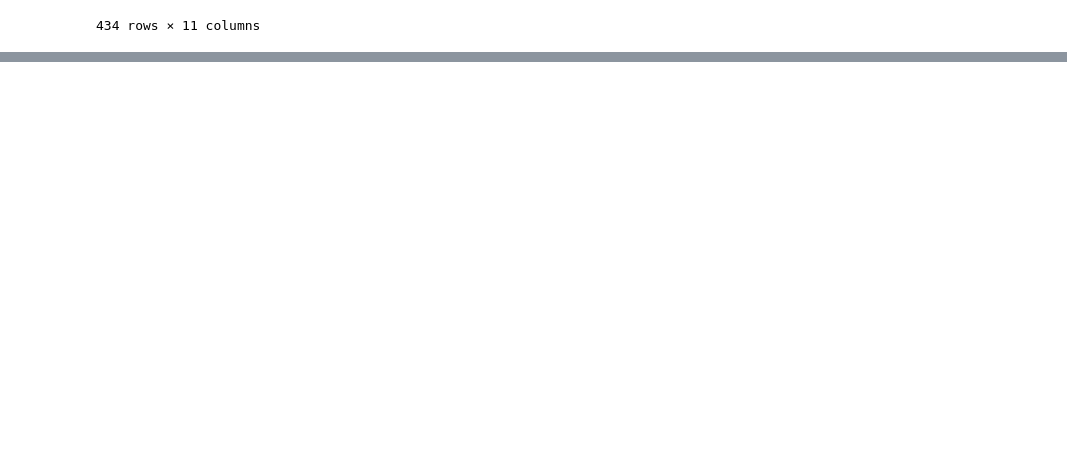
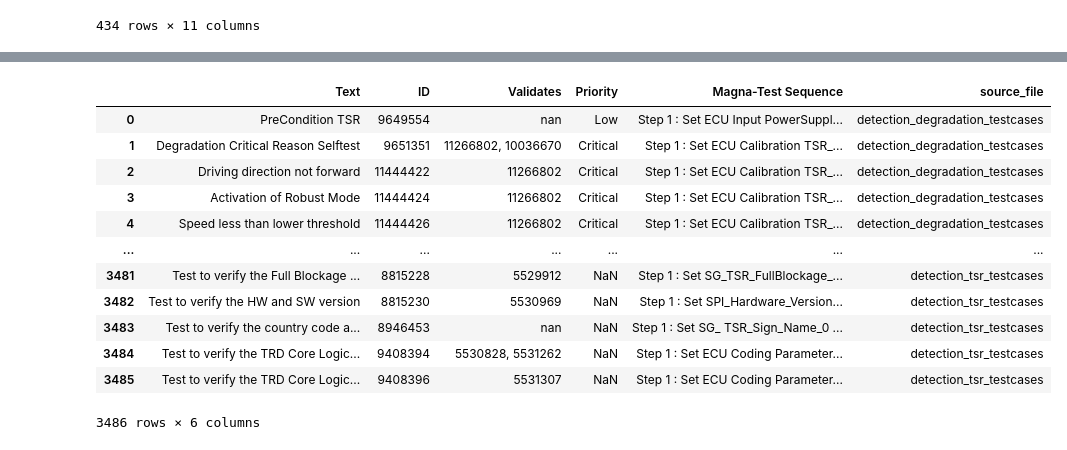
Before and after one commit to Koushik-Ambadi/llm-finetuning, a Jupyter notebook: jupyterNotebooks/initial_data_exploration.ipynb, the cells around one changed output, grey strips where cells are left out. Saved outputs shown, nothing was run; the diff lists cells and outputs as text; code cells hidden in the pictures; blank space fills up the shorter version.

```diff
--- a/jupyterNotebooks/initial_data_exploration.ipynb
+++ b/jupyterNotebooks/initial_data_exploration.ipynb
@@ -224,0 +195,9 @@ df.to_csv("C://Users//koushik//Desktop//project//data//flat_dataset//intermediat
+# %%
+testcase1=df_testcases[df_testcases['Category']=='System Test']
+df_testcases = df_testcases[df_testcases['Category']=='Software Test']
+df_testcases = pd.concat([testcase1, df_testcases], ignore_index=True)
+# %%
+df_testcases.drop(['Section','Status_fld','Reference Mode','Document ID','Created Date','External Script Name','Expected Results','Validated By','System Test',
+                  'Category','External ID','Precondition','Postcondition'],axis=1,inplace=True)
+# Remove any '?' characters from the column
+df_testcases['Validates'] = df_testcases['Validates'].astype(str).str.replace('?', '', regex=False).str.strip()
@@ -224,0 +386,16 @@ df.to_csv("C://Users//koushik//Desktop//project//data//flat_dataset//intermediat
+# %%
+df_testcases
+# %% [output]
+|  | Text | ID | Validates | Priority | Magna-Test Sequence | source_file |
+| 0 | PreCondition TSR | 9649554 | nan | Low | Step 1 : Set ECU Input PowerSuppl... | detection_degradation_testcases |
+| 1 | Degradation Critical Reason Selftest | 9651351 | 11266802, 10036670 | Critical | Step 1 : Set ECU Calibration TSR_... | detection_degradation_testcases |
+| 2 | Driving direction not forward | 11444422 | 11266802 | Critical | Step 1 : Set ECU Calibration TSR_... | detection_degradation_testcases |
+| 3 | Activation of Robust Mode | 11444424 | 11266802 | Critical | Step 1 : Set ECU Calibration TSR_... | detection_degradation_testcases |
+| 4 | Speed less than lower threshold | 11444426 | 11266802 | Critical | Step 1 : Set ECU Calibration TSR_... | detection_degradation_testcases |
+| ... | ... | ... | ... | ... | ... | ... |
+| 3481 | Test to verify the Full Blockage ... | 8815228 | 5529912 | NaN | Step 1 : Set SG_TSR_FullBlockage_... | detection_tsr_testcases |
+| 3482 | Test to verify the HW and SW version | 8815230 | 5530969 | NaN | Step 1 : Set SPI_Hardware_Version... | detection_tsr_testcases |
+| 3483 | Test to verify the country code a... | 8946453 | nan | NaN | Step 1 : Set SG_ TSR_Sign_Name_0 ... | detection_tsr_testcases |
+| 3484 | Test to verify the TRD Core Logic... | 9408394 | 5530828, 5531262 | NaN | Step 1 : Set ECU Coding Parameter... | detection_tsr_testcases |
+| 3485 | Test to verify the TRD Core Logic... | 9408396 | 5531307 | NaN | Step 1 : Set ECU Coding Parameter... | detection_tsr_testcases |
+3486 rows × 6 columns
```
Also changed, not shown: parts of 39 cells of this notebook, 3 other files.
